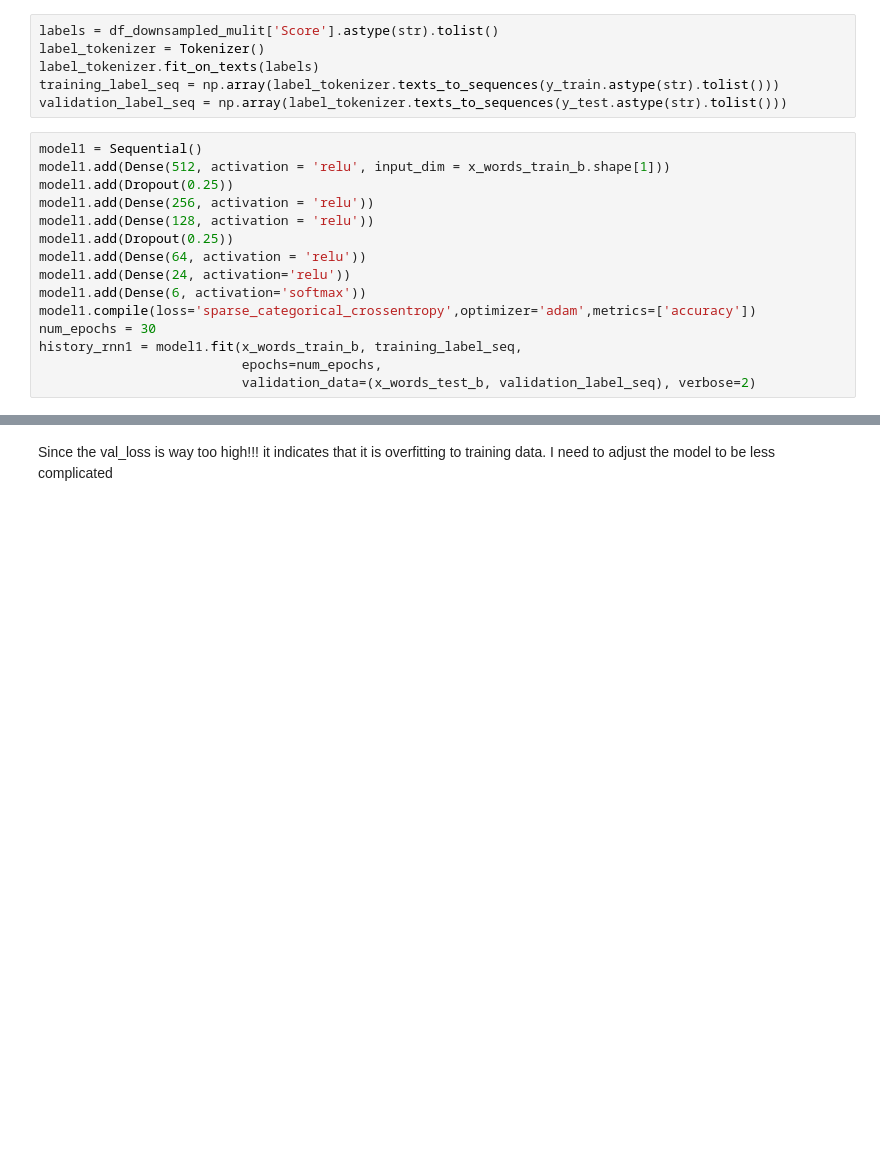
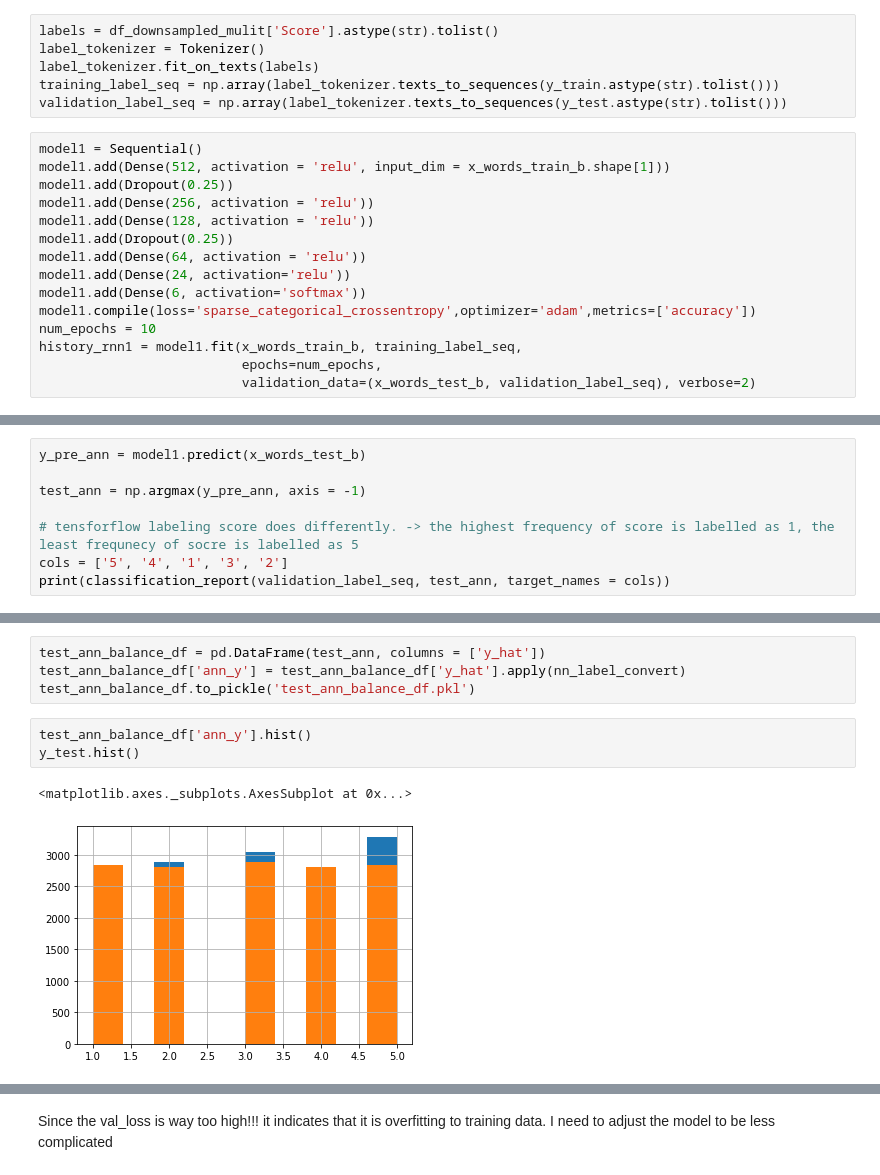
Before and after one commit to EllyKyles/amazon_review_analysis, a Jupyter notebook: neural_network/ANN_TFID_1.ipynb, the cells around one changed output, grey strips where cells are left out. Saved outputs shown, nothing was run; the diff lists cells and outputs as text; blank space fills up the shorter version.

```diff
--- a/neural_network/ANN_TFID_1.ipynb
+++ b/neural_network/ANN_TFID_1.ipynb
@@ -372,7 +444,7 @@ model1.add(Dense(64, activation = 'relu'))
 model1.add(Dense(24, activation='relu'))
 model1.add(Dense(6, activation='softmax'))
 model1.compile(loss='sparse_categorical_crossentropy',optimizer='adam',metrics=['accuracy'])
-num_epochs = 30
+num_epochs = 10
 history_rnn1 = model1.fit(x_words_train_b, training_label_seq,
                           epochs=num_epochs,
                           validation_data=(x_words_test_b, validation_label_seq), verbose=2)
@@ -396,0 +469,8 @@ Epoch 30/30
+# %%
+y_pre_ann = model1.predict(x_words_test_b)
+
+test_ann = np.argmax(y_pre_ann, axis = -1)
+
+# tensforflow labeling score does differently. -> the highest frequency of score is labelled as 1, the least frequnecy of socre is labelled as 5
+cols = ['5', '4', '1', '3', '2']
+print(classification_report(validation_label_seq, test_ann, target_names = cols))
@@ -396,0 +489,10 @@ Epoch 30/30
+# %%
+test_ann_balance_df = pd.DataFrame(test_ann, columns = ['y_hat'])
+test_ann_balance_df['ann_y'] = test_ann_balance_df['y_hat'].apply(nn_label_convert)
+test_ann_balance_df.to_pickle('test_ann_balance_df.pkl')
+# %%
+test_ann_balance_df['ann_y'].hist()
+y_test.hist()
+# %% [output]
+<matplotlib.axes._subplots.AxesSubplot at 0x...>
+[figure, added]
```
Also changed, not shown: parts of 16 cells of this notebook, 5 other files.
